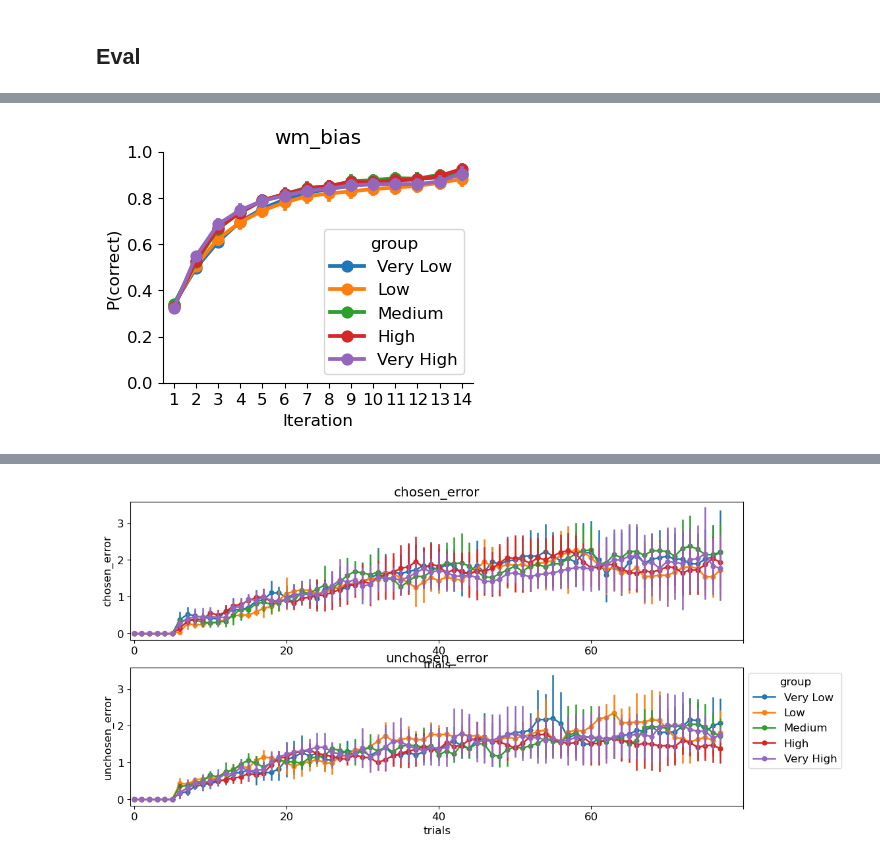
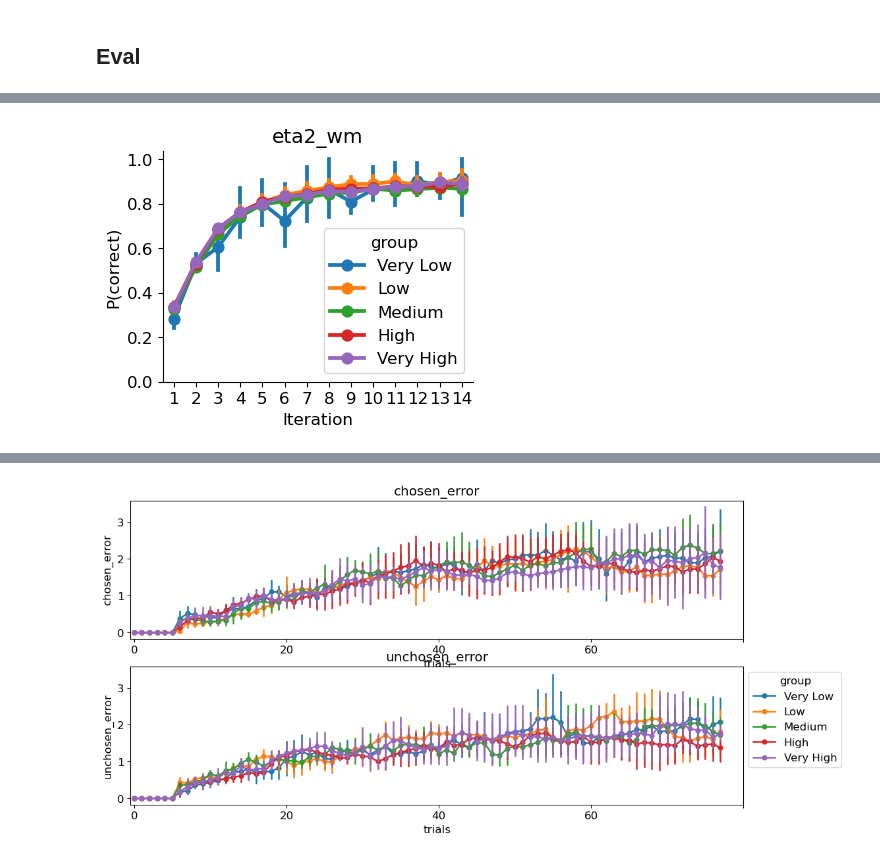
Before and after one commit to ti55987/DL4CM, a Jupyter notebook: simulation/simulation.ipynb, the cells around one changed output, grey strips where cells are left out. Cells and saved outputs as stored; diff of their text form; code cells hidden in the pictures.

```diff
--- a/simulation/simulation.ipynb
+++ b/simulation/simulation.ipynb
@@ -87,3 +71,30 @@ train_df = pd.concat(train_data_list)
+# %%
+with ProcessPoolExecutor(max_workers=4) as executor:
+    futures = [
+        executor.submit(
+            simulate_mixture_agent,
+            a,
+            num_blocks,
+            conditions,
+            iter_per_stimuli,
+            num_actions,
+            all_seq,
+            using_rl=False,
+            params_dist={
+                "alpha": alpha_dist[a],
+                "eta2_wm": eta2_wm_dist[a],
+                "eta6_wm": eta6_wm_dist[a],
+                "phi": phi_dist[a],
+                "stickiness": sticky_dist[a],
+                "bias": bias_dist[a],
+                "eps": eps_dist[a],
+            },
+        )
+        for a in range(N_AGENTS)
+    ]
+    train_data_list = [future.result() for future in tqdm.tqdm(futures)]
+
+train_df = pd.concat(train_data_list)
 # %% [markdown]
 ## Simulate single model
 # %%
@@ -136,8 +147,12 @@ train_df.head(3)
 # %% [markdown]
 ## Save the data
 # %%
+from utils.feature_utils import get_iter_acc_without_switches
+
 max_num_trials = train_df.trials.max() + 1
-filename = f"../data/wmh_6s3a/{N_AGENTS}a_{num_blocks}b_{max_num_trials}t_wmh_no_switch_a01.csv"
+filename = f"../data/wmh_26s3a/{N_AGENTS}a_{num_blocks}b_{max_num_trials}t_wmh_no_switch_uni_bias.csv"
 print(filename)
-train_df.to_csv(filename)
+
+iter_acc = get_iter_acc_without_switches(train_df)
+train_df['stim_iter'] = iter_acc['stim_iter'].to_list()
 # %% [output]
@@ -196,27 +199,27 @@ iter_acc.head(2)
 # %%
-key = 'wm_bias'
+key = 'eta2_wm'
 iter_acc[key] = train_df[key].tolist()
 
 # Create 5 equal-width bins for bias values
-iter_acc['group'] = pd.qcut(iter_acc[key], q=5, labels=['Very Low', 'Low', 'Medium', 'High', 'Very High'])
-
+#iter_acc['group'] = pd.qcut(iter_acc[key], q=5, labels=['Very Low', 'Low', 'Medium', 'High', 'Very High'])
+iter_acc['group'] = pd.cut(iter_acc[key], bins=5, labels=['Very Low', 'Low', 'Medium', 'High', 'Very High'])
 # Group by bias group and calculate mean rewards
 bias_group_stats = iter_acc.groupby(["agentid",  'stim_iter', 'group'])['rewards'].mean().reset_index()
 
 # Plot the results
 plt.rcParams.update({"font.size": 12})
 fig, ax = plt.subplots(1, 1, figsize=(4, 3))
 sns.pointplot(
     data=bias_group_stats,
     x="stim_iter",
     y="rewards",
     hue="group",
     ax=ax,
 )
 ax.set_title(key)
 ax.set_xlabel("Iteration")
 ax.set_ylabel("P(correct)")
 ax.set_yticks(np.round(np.arange(0, 1.2, 0.2), 2))
 sns.despine()
 # %% [output]
-[figure, old version]
+[figure, new version]
```
Also changed, not shown: parts of 11 cells of this notebook, 5 other files.
